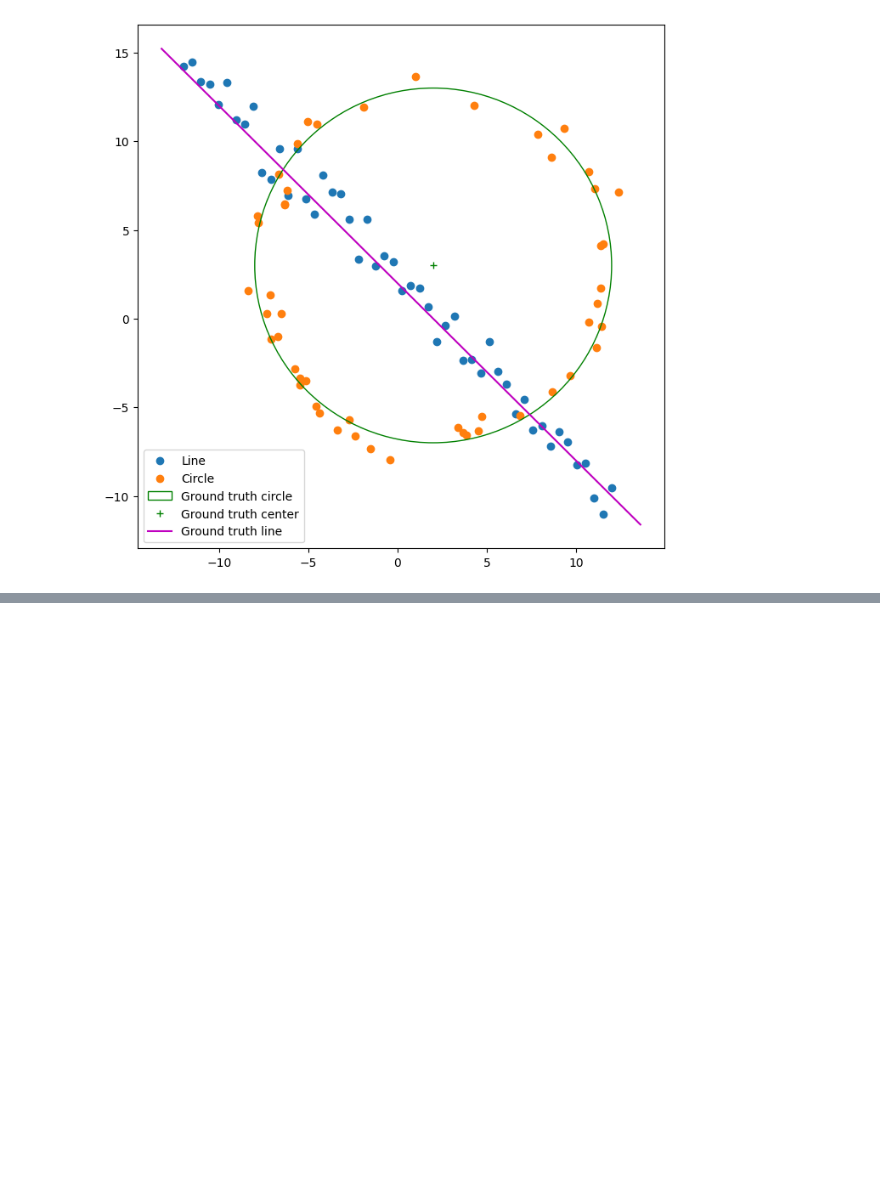
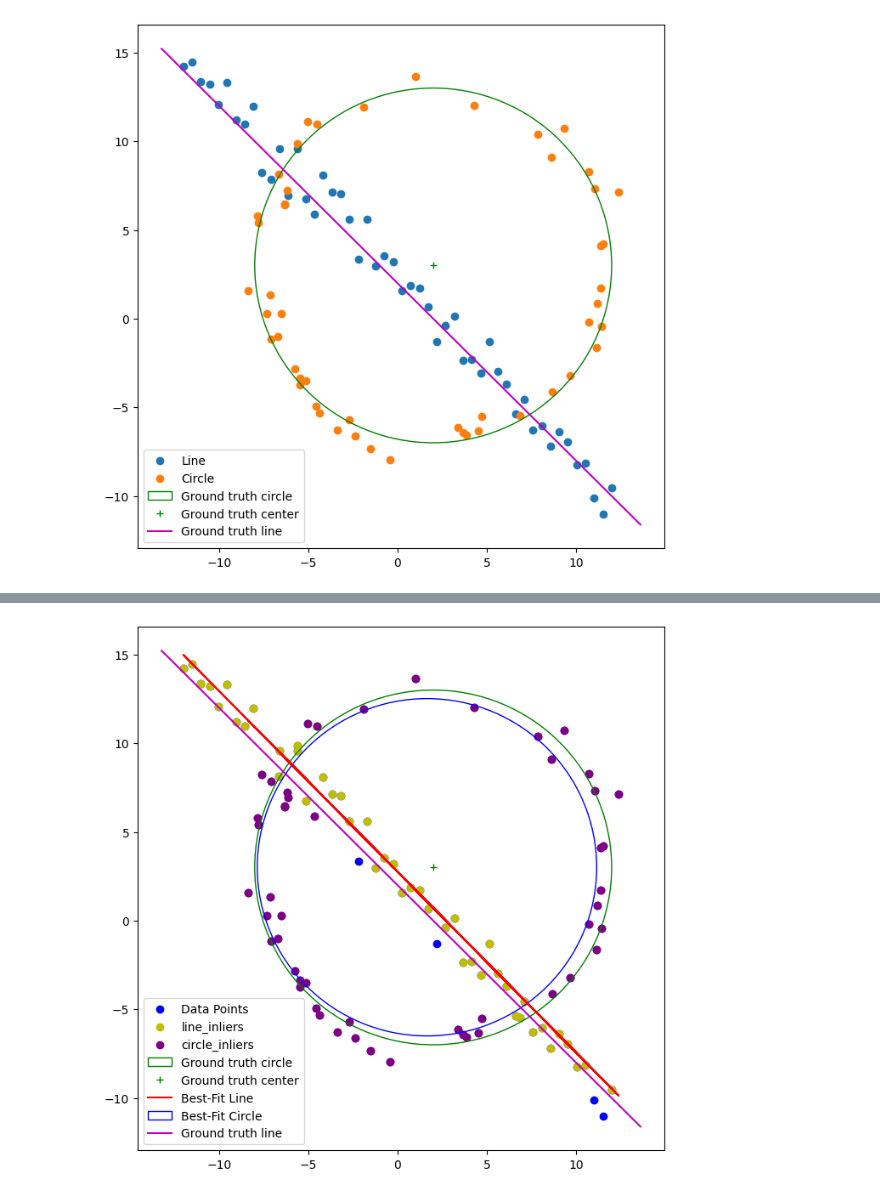
Before and after one commit to kannangaranv/EN3160_Assignment_2, a Jupyter notebook: assignment_2.ipynb, the cells around one changed output, grey strips where cells are left out. Cells and saved outputs as stored; diff of their text form; code cells hidden in the pictures; blank space fills up the shorter version.

```diff
--- a/assignment_2.ipynb
+++ b/assignment_2.ipynb
@@ -244,0 +251,23 @@ Estimated Line Parameters: a=0.75, b=0.66
+# %%
+circle_inliers = X_remnant[errors < inlier_threshold_circle]
+
+fig, ax = plt.subplots(1, 1, figsize=(8, 8))
+ax.scatter(X[:, 0], X[:, 1], label='Data Points', color ='b')
+ax.scatter(line_inliers[:, 0], line_inliers[:, 1], label='line_inliers', color='y')
+ax.scatter(circle_inliers[:, 0], circle_inliers[:, 1], label='circle_inliers', color='purple')
+circle_gt = plt.Circle((x0_gt, y0_gt), r, color='g', fill=False, label='Ground truth circle')
+ax.add_patch(circle_gt)
+ax.plot(x0_gt, y0_gt, '+g', label='Ground truth center')
+plt.plot(X[:, 0], (-X[:, 0] * best_line[0])/ best_line[1] + best_line[2] / best_line[1], 'r', label='Best-Fit Line')
+circle = plt.Circle((best_circle[0], best_circle[1]), best_circle[2], color='b', fill=False, label='Best-Fit Circle')
+ax.add_patch(circle)
+
+x_min, x_max = ax.get_xlim()
+x_ = np.array([x_min, x_max])
+y_ = m * x_ + b0
+ax.plot(x_, y_, color='m', label='Ground truth line')
+ax.legend()
+
+plt.show()
+# %% [output]
+[figure, added]
```
Also changed, not shown: parts of 3 cells of this notebook.
